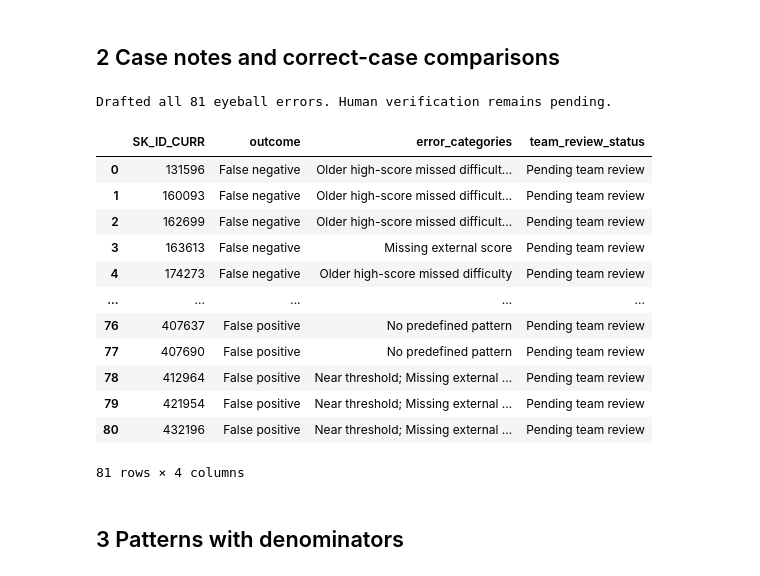
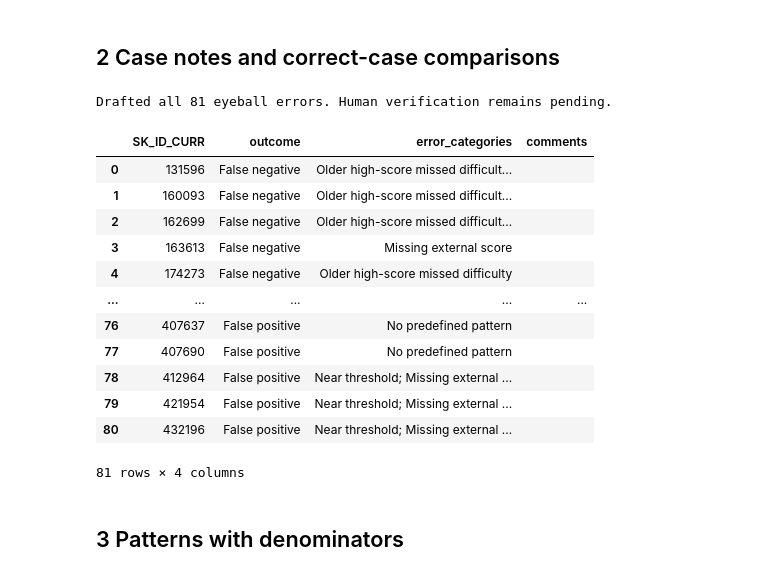
Before and after one commit to Dilraj112358/4401Project2, a Jupyter notebook: Final_Error_Analysis.ipynb, the cells around one changed output. Drawn from its saved outputs; the diff is of its cells as text; code cells hidden in the pictures.

Commit message:
Sync simplified 15-column error CSV and preserve comments on rerun

```diff
--- a/Final_Error_Analysis.ipynb
+++ b/Final_Error_Analysis.ipynb
@@ -148,56 +148,57 @@ for _,row in errors.iterrows():
     tags=tags_for(row)
     suggestions=[]
     if 'Near threshold' in tags: suggestions.append('Sensitive to cutoff; evaluate cost tradeoff using blackbox only.')
     if 'Older high-score' in tags: suggestions.append('Missed difficulty despite relatively high EXT_SOURCE_2; score does not determine the outcome.')
     if 'Younger low-score' in tags: suggestions.append('False alarm despite low EXT_SOURCE_3; compare this subgroup with the prior model on blackbox.')
     if missing: suggestions.append('Missing external information may be relevant; compare with correctly classified eyeball cases before attributing the error to missingness.')
     if not suggestions: suggestions.append('No clear explanation from the predefined properties; a label-prediction disagreement alone does not establish a cause.')
     record={c:row[c] for c in ['SK_ID_CURR','actual_TARGET','predicted_label','predicted_probability','outcome','age_years','CODE_GENDER',
         'AMT_INCOME_TOTAL','AMT_CREDIT','AMT_ANNUITY','DAYS_EMPLOYED','EXT_SOURCE_1','EXT_SOURCE_2','EXT_SOURCE_3']}
     record.update(model_run=run_name,partition='eyeball',threshold=threshold,distance_from_threshold=row.distance_from_threshold,
         annuity_to_income=annuity_ratio,credit_to_income=credit_ratio,employment_placeholder=bool(row.DAYS_EMPLOYED==365243),
         missing_external_scores='; '.join(missing),error_categories=tags,
         observation=(f'{row.outcome}: actual TARGET {int(row.actual_TARGET)}, score {row.predicted_probability:.1%}, cutoff {threshold:.1%}; '
                      f'age {row.age_years:.1f}. EXT_SOURCE_1={fmt(row.EXT_SOURCE_1)}, EXT_SOURCE_2={fmt(row.EXT_SOURCE_2)}, EXT_SOURCE_3={fmt(row.EXT_SOURCE_3)}.'),
         suspected_pattern=' '.join(suggestions),comparison_applicant_id=int(match.SK_ID_CURR) if match is not None else '',
         comparison_observation=comparison,proposed_check='Check draft against raw features and comparison; count recurring patterns in eyeball, evaluate predeclared changes on blackbox.',
         proposed_change='No individual fix established; use the controlled intervention comparison.',
         result_after_change='Model-level comparison is in Final_Project_Model.ipynb; this row remains an error of the selected final model.',
         dataset_issue_evidence='No demonstrated label corruption; missing fields or an error alone do not justify relabeling.',
         reviewer='',team_review_status='Pending team review',team_comment='',draft_origin='Assistant-generated factual draft; hypotheses unconfirmed')
     rows.append(record)
 worksheet=pd.DataFrame(rows)
 review_path=DATA_DIR/'Final_Error_Analysis.csv'
-editable=['observation','suspected_pattern','proposed_check','proposed_change','result_after_change','dataset_issue_evidence','reviewer','team_review_status','team_comment']
+# Export only the review columns; detailed drafts stay in the local diagnostics.
+worksheet.to_csv(output_dir/'detailed_error_drafts.csv',index=False)
+columns=['SK_ID_CURR','actual_TARGET','predicted_label','predicted_probability','outcome','age_years','CODE_GENDER','EXT_SOURCE_1','EXT_SOURCE_2','EXT_SOURCE_3','annuity_to_income','credit_to_income','employment_placeholder','error_categories','comments']
+worksheet['comments']=''
 if review_path.exists():
-    existing=pd.read_csv(review_path,keep_default_na=False)
-    assert set(existing.SK_ID_CURR)==set(worksheet.SK_ID_CURR), 'Model errors changed: start a new run folder.'
-    assert existing.model_run.eq(run_name).all()
-    existing=existing.set_index('SK_ID_CURR')
-    for i,row in worksheet.iterrows():
-        for column in editable:
-            if column in existing and str(existing.at[row.SK_ID_CURR,column]).strip():
-                worksheet.at[i,column]=existing.at[row.SK_ID_CURR,column]
+    existing=pd.read_csv(review_path,keep_default_na=False).set_index('SK_ID_CURR')
+    assert set(existing.index)==set(worksheet.SK_ID_CURR), 'Model errors changed; preserve the review.'
+    comment_column='comments' if 'comments' in existing else 'team_comment'
+    if comment_column in existing:
+        worksheet['comments']=worksheet.SK_ID_CURR.map(existing[comment_column]).fillna('')
+worksheet=worksheet[columns]
 worksheet.to_csv(review_path,index=False)
 pd.DataFrame(comparisons,columns=['error_id','control_id','actual_TARGET','score_gap','error_probability','control_probability']).to_csv(output_dir/'correct_case_comparisons.csv',index=False)
 assert len(worksheet)==len(errors) and worksheet.SK_ID_CURR.is_unique
-assert worksheet.observation.str.len().gt(0).all()
+assert len(worksheet.columns)==15
 print('Drafted all',len(worksheet),'eyeball errors. Human verification remains pending.')
-display(worksheet[['SK_ID_CURR','outcome','error_categories','team_review_status']])
+display(worksheet[['SK_ID_CURR','outcome','error_categories','comments']])
 # %% [output]
 Drafted all 81 eyeball errors. Human verification remains pending.
-|  | SK_ID_CURR | outcome | error_categories | team_review_status |
-| 0 | 131596 | False negative | Older high-score missed difficult... | Pending team review |
-| 1 | 160093 | False negative | Older high-score missed difficult... | Pending team review |
-| 2 | 162699 | False negative | Older high-score missed difficult... | Pending team review |
-| 3 | 163613 | False negative | Missing external score | Pending team review |
-| 4 | 174273 | False negative | Older high-score missed difficulty | Pending team review |
+|  | SK_ID_CURR | outcome | error_categories | comments |
+| 0 | 131596 | False negative | Older high-score missed difficult... |  |
+| 1 | 160093 | False negative | Older high-score missed difficult... |  |
+| 2 | 162699 | False negative | Older high-score missed difficult... |  |
+| 3 | 163613 | False negative | Missing external score |  |
+| 4 | 174273 | False negative | Older high-score missed difficulty |  |
 | ... | ... | ... | ... | ... |
-| 76 | 407637 | False positive | No predefined pattern | Pending team review |
-| 77 | 407690 | False positive | No predefined pattern | Pending team review |
-| 78 | 412964 | False positive | Near threshold; Missing external ... | Pending team review |
-| 79 | 421954 | False positive | Near threshold; Missing external ... | Pending team review |
-| 80 | 432196 | False positive | Near threshold; Missing external ... | Pending team review |
+| 76 | 407637 | False positive | No predefined pattern |  |
+| 77 | 407690 | False positive | No predefined pattern |  |
+| 78 | 412964 | False positive | Near threshold; Missing external ... |  |
+| 79 | 421954 | False positive | Near threshold; Missing external ... |  |
+| 80 | 432196 | False positive | Near threshold; Missing external ... |  |
 81 rows × 4 columns
 # %% [markdown]
 ## 3 Patterns with denominators
```
Also changed, not shown: parts of 2 cells of this notebook, 1 other file.
